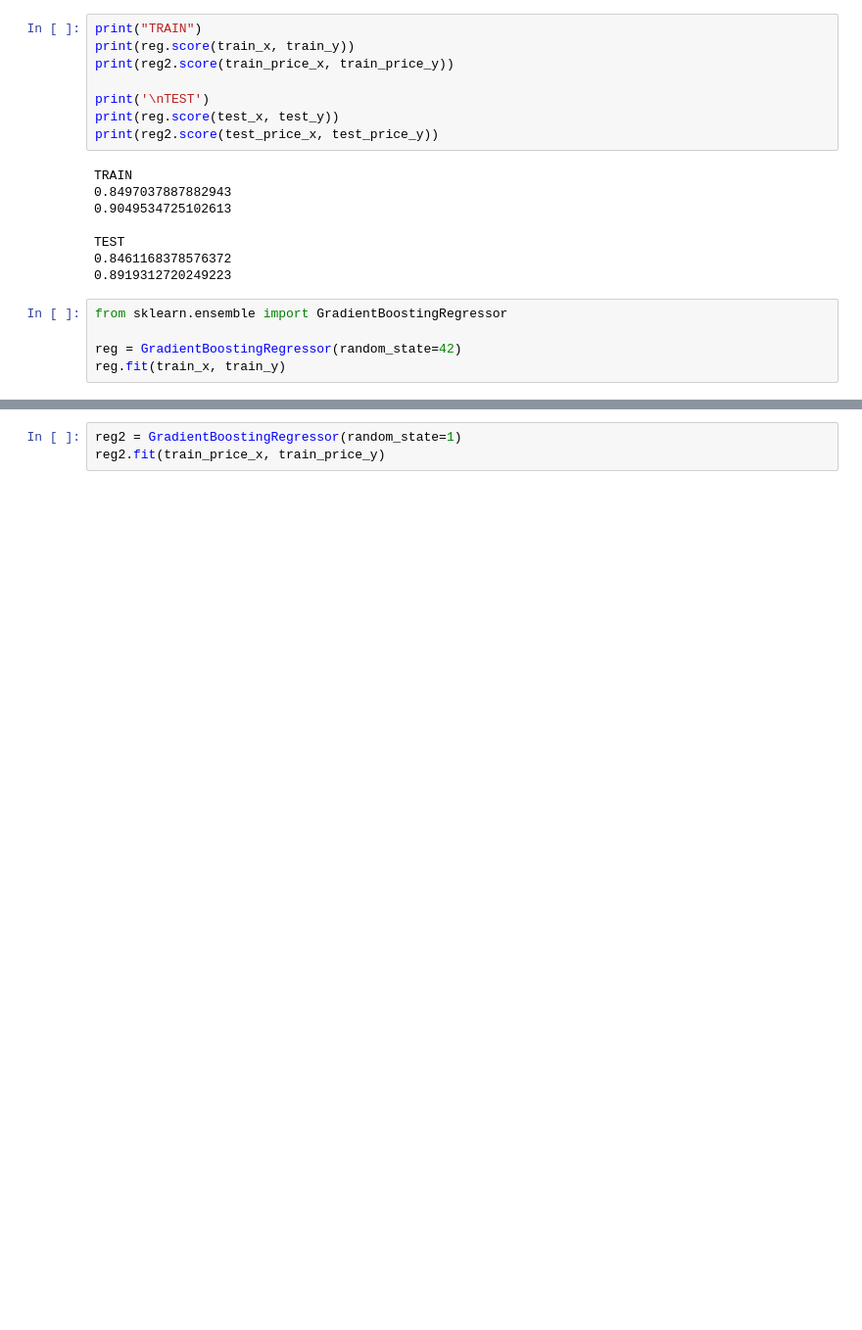
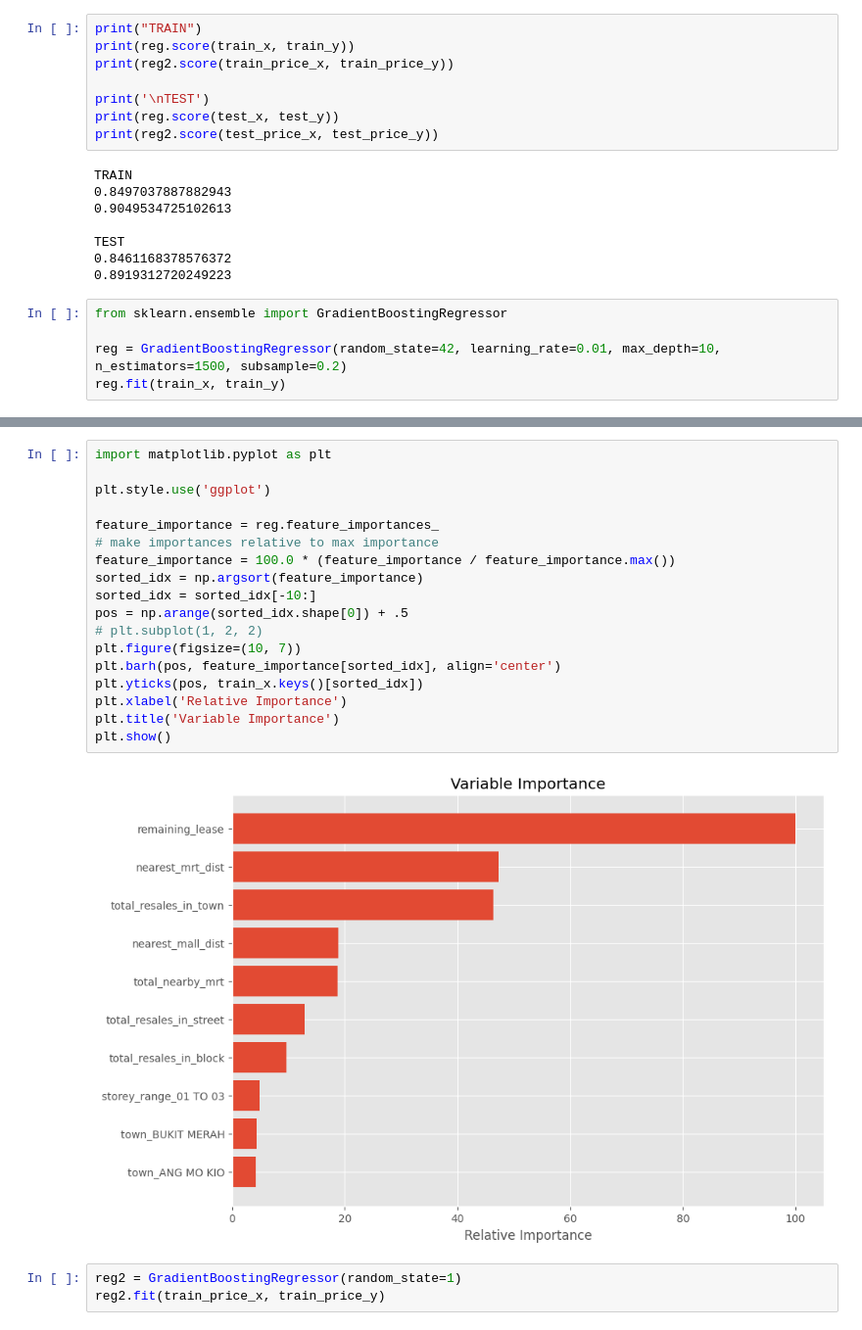
Before and after one commit to cliftonfelix/Predicting-HDB-Resale-Prices, a Jupyter notebook: Simon's Notebook.ipynb, the cells around one changed output, grey strips where cells are left out. Shown at 98% size. Saved outputs shown, nothing was run; the diff lists cells and outputs as text; blank space fills up the shorter version.

```diff
--- a/Simon's Notebook.ipynb
+++ b/Simon's Notebook.ipynb
@@ -164,6 +246,6 @@ TEST
 # %%
 from sklearn.ensemble import GradientBoostingRegressor
 
-reg = GradientBoostingRegressor(random_state=42)
+reg = GradientBoostingRegressor(random_state=42, learning_rate=0.01, max_depth=10, n_estimators=1500, subsample=0.2)
 reg.fit(train_x, train_y)
 # %% [output]
@@ -186,3 +302,23 @@ MSE: 2154144367.738991
+# %%
+import matplotlib.pyplot as plt
+
+plt.style.use('ggplot')
+
+feature_importance = reg.feature_importances_
+# make importances relative to max importance
+feature_importance = 100.0 * (feature_importance / feature_importance.max())
+sorted_idx = np.argsort(feature_importance)
+sorted_idx = sorted_idx[-10:]
+pos = np.arange(sorted_idx.shape[0]) + .5
+# plt.subplot(1, 2, 2)
+plt.figure(figsize=(10, 7))
+plt.barh(pos, feature_importance[sorted_idx], align='center')
+plt.yticks(pos, train_x.keys()[sorted_idx])
+plt.xlabel('Relative Importance')
+plt.title('Variable Importance')
+plt.show()
+# %% [output]
+[figure, added]
 # %%
 reg2 = GradientBoostingRegressor(random_state=1)
 reg2.fit(train_price_x, train_price_y)
```
Also changed, not shown: parts of 11 cells of this notebook.
